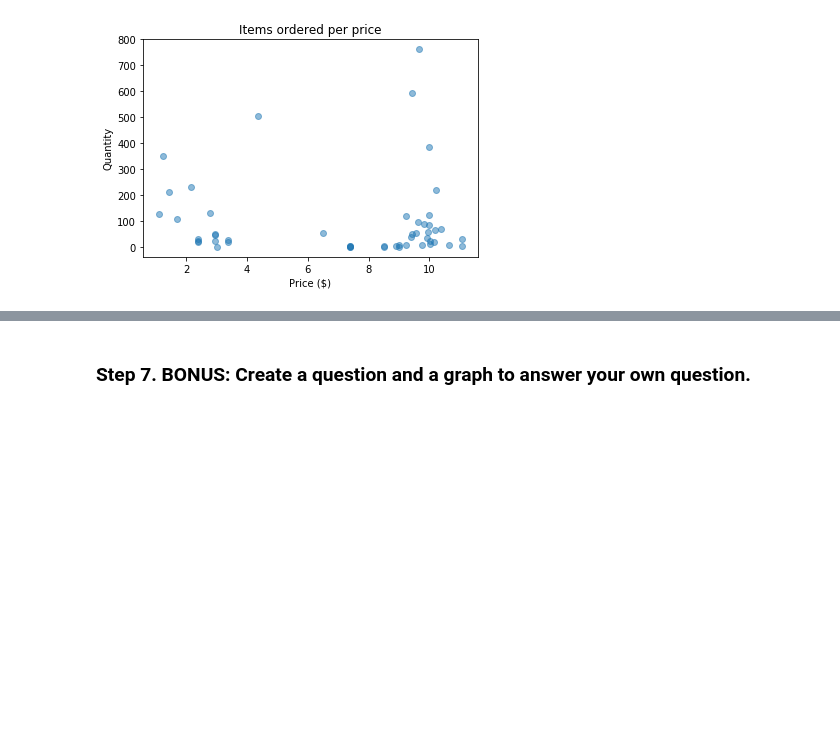
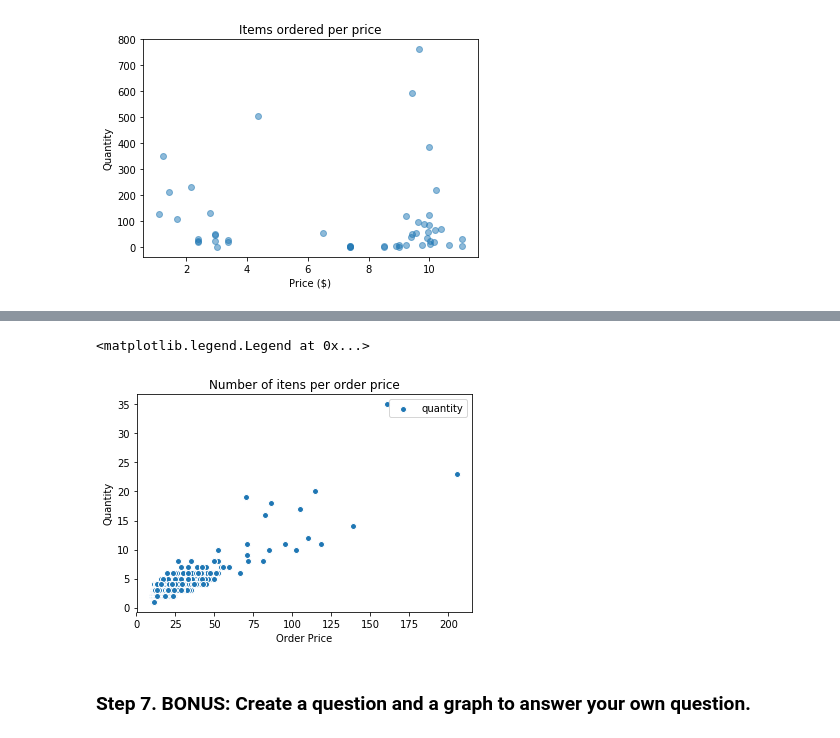
Before and after one commit to joaovitorez/octos-academy, a Jupyter notebook: 02. Data Handling/Exercises/07_Visualization/Chipotle/Exercises.ipynb, the cells around one changed output, grey strips where cells are left out. Cells and saved outputs as stored; diff of their text form; code cells hidden in the pictures; blank space fills up the shorter version.

```diff
--- a/02. Data Handling/Exercises/07_Visualization/Chipotle/Exercises.ipynb
+++ b/02. Data Handling/Exercises/07_Visualization/Chipotle/Exercises.ipynb
@@ -117,0 +138,3 @@ plt.title('Items ordered per price')
+# %%
+pedidos = chipo.groupby(by='order_id').sum()
+pedidos
@@ -118,3 +156,13 @@ plt.title('Items ordered per price')
+# %%
+plt.scatter(pedidos.item_price, pedidos.quantity, edgecolor='w')
+
+plt.title('Number of itens per order price')
+plt.xlabel('Order Price')
+plt.ylabel('Quantity')
+plt.legend()
+# %% [output]
+<matplotlib.legend.Legend at 0x...>
+[figure, added]
 # %% [markdown]
 ### Step 7. BONUS: Create a question and a graph to answer your own question.
 # %% [markdown]
```
Also changed, not shown: parts of 3 cells of this notebook.
